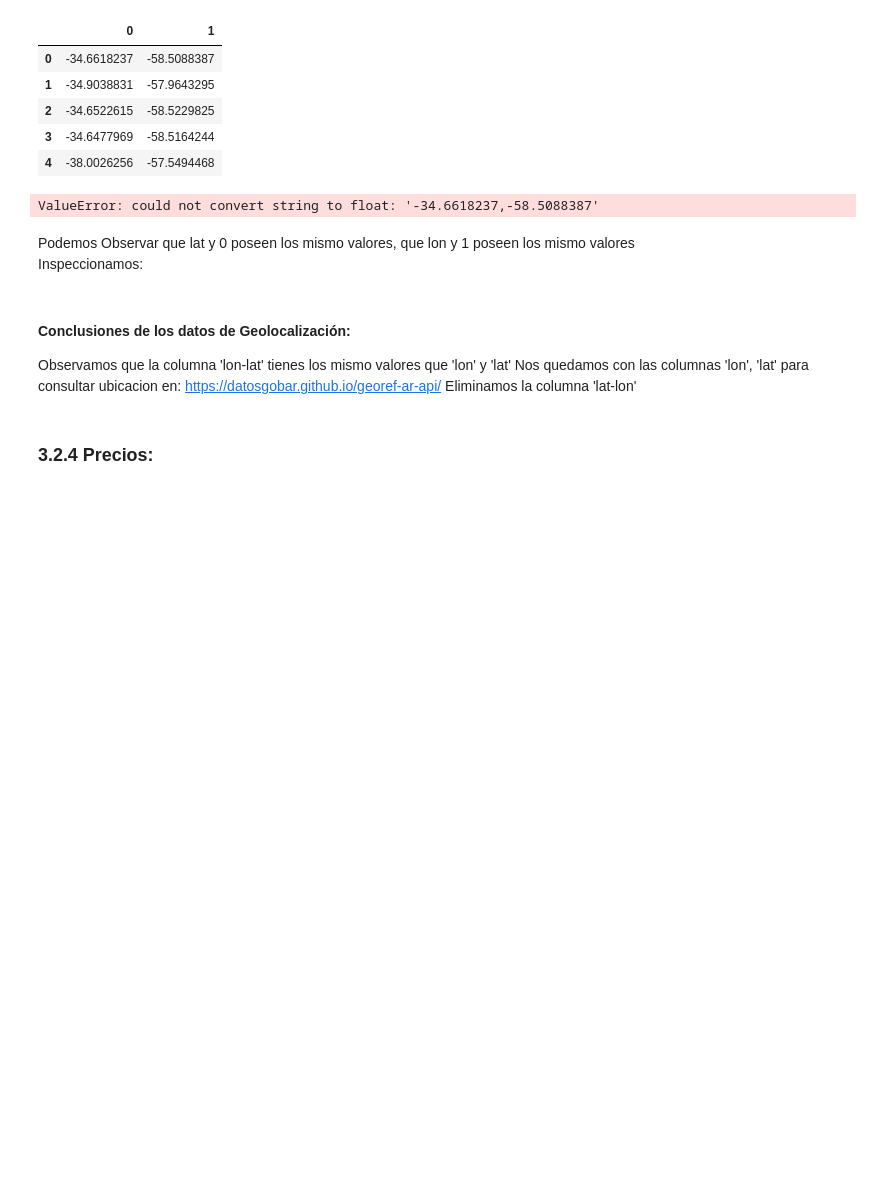
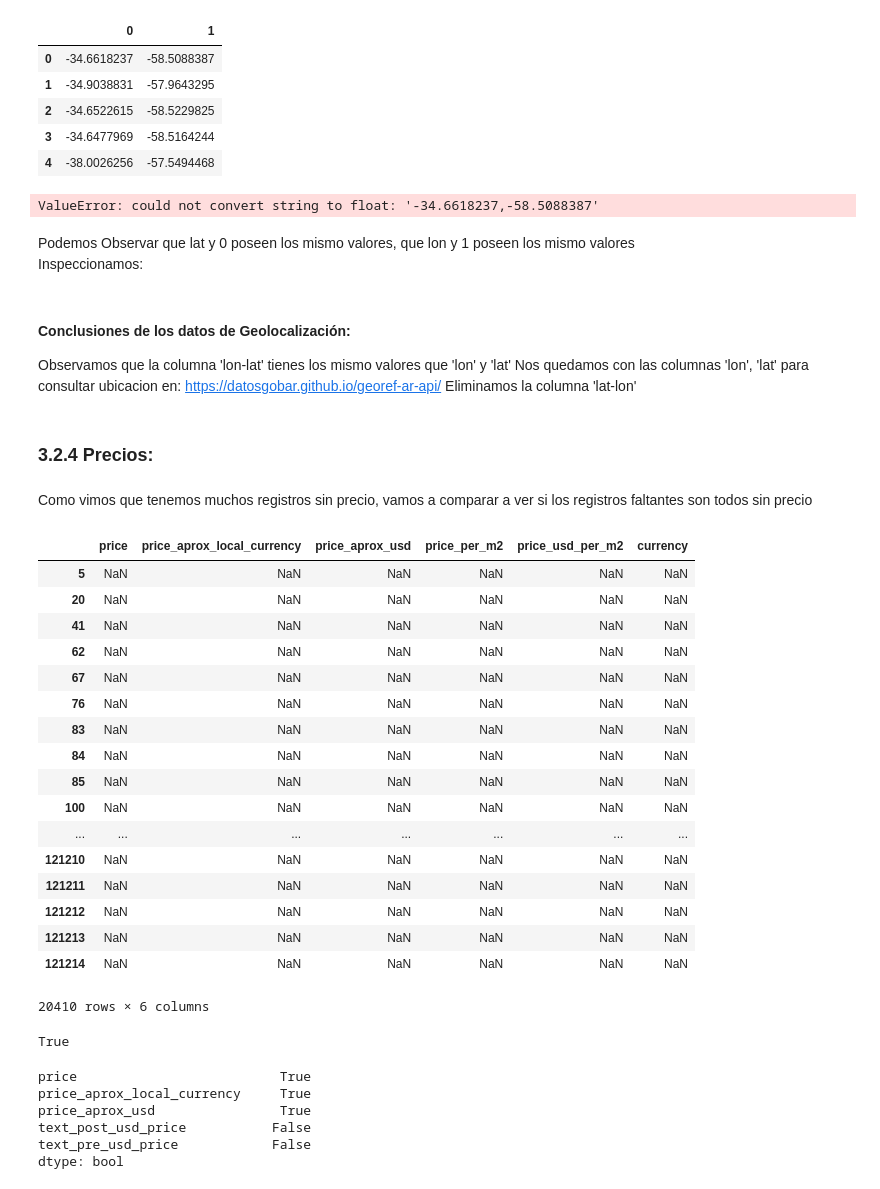
Before and after one commit to marxMT/dhGrupo8, a Jupyter notebook: Desafío 1 - Grupo 8.ipynb, the cells around one changed output. Saved outputs shown, nothing was run; the diff lists cells and outputs as text; code cells hidden in the pictures; blank space fills up the shorter version.

```diff
--- a/Desafío 1 - Grupo 8.ipynb
+++ b/Desafío 1 - Grupo 8.ipynb
@@ -708,0 +710,28 @@ df = json_normalize(df_local_coor['api'])
+# %% [markdown]
+Como vimos que tenemos muchos registros sin precio, vamos a comparar a ver si los registros faltantes son todos sin precio
+# %%
+df.loc[df.price_aprox_usd.isna(),['price','price_aprox_local_currency','price_aprox_usd','price_per_m2','price_usd_per_m2','currency']]
+# %% [output]
+|  | price | price_aprox_local_currency | price_aprox_usd | price_per_m2 | price_usd_per_m2 | currency |
+| 5 | NaN | NaN | NaN | NaN | NaN | NaN |
+| 20 | NaN | NaN | NaN | NaN | NaN | NaN |
+| 41 | NaN | NaN | NaN | NaN | NaN | NaN |
+| 62 | NaN | NaN | NaN | NaN | NaN | NaN |
+| 67 | NaN | NaN | NaN | NaN | NaN | NaN |
+| 76 | NaN | NaN | NaN | NaN | NaN | NaN |
+| 83 | NaN | NaN | NaN | NaN | NaN | NaN |
+| 84 | NaN | NaN | NaN | NaN | NaN | NaN |
+| 85 | NaN | NaN | NaN | NaN | NaN | NaN |
+| 100 | NaN | NaN | NaN | NaN | NaN | NaN |
+| ... | ... | ... | ... | ... | ... | ... |
+| 121210 | NaN | NaN | NaN | NaN | NaN | NaN |
+| 121211 | NaN | NaN | NaN | NaN | NaN | NaN |
+| 121212 | NaN | NaN | NaN | NaN | NaN | NaN |
+| 121213 | NaN | NaN | NaN | NaN | NaN | NaN |
+| 121214 | NaN | NaN | NaN | NaN | NaN | NaN |
+20410 rows × 6 columns
+# %%
+#para ver esto, nos fijamos si todos los registros son nulos
+df.loc[df.price_aprox_usd.isna(),['price','price_aprox_local_currency','price_aprox_usd','price_per_m2','price_usd_per_m2','currency']].isna().all().all()
+# %% [output]
+True
@@ -708,0 +745,10 @@ df = json_normalize(df_local_coor['api'])
+# %%
+#volvemos a imprimir el dataframe con los datos de precio faltantes para ver si pudimos obtener algo de esas columnas
+df.loc[df.price_aprox_usd.isna(),['price','price_aprox_local_currency','price_aprox_usd','text_post_usd_price','text_pre_usd_price']].isna().all()
+# %% [output]
+price                          True
+price_aprox_local_currency     True
+price_aprox_usd                True
+text_post_usd_price           False
+text_pre_usd_price            False
+dtype: bool
```
Also changed, not shown: parts of 17 cells of this notebook.
